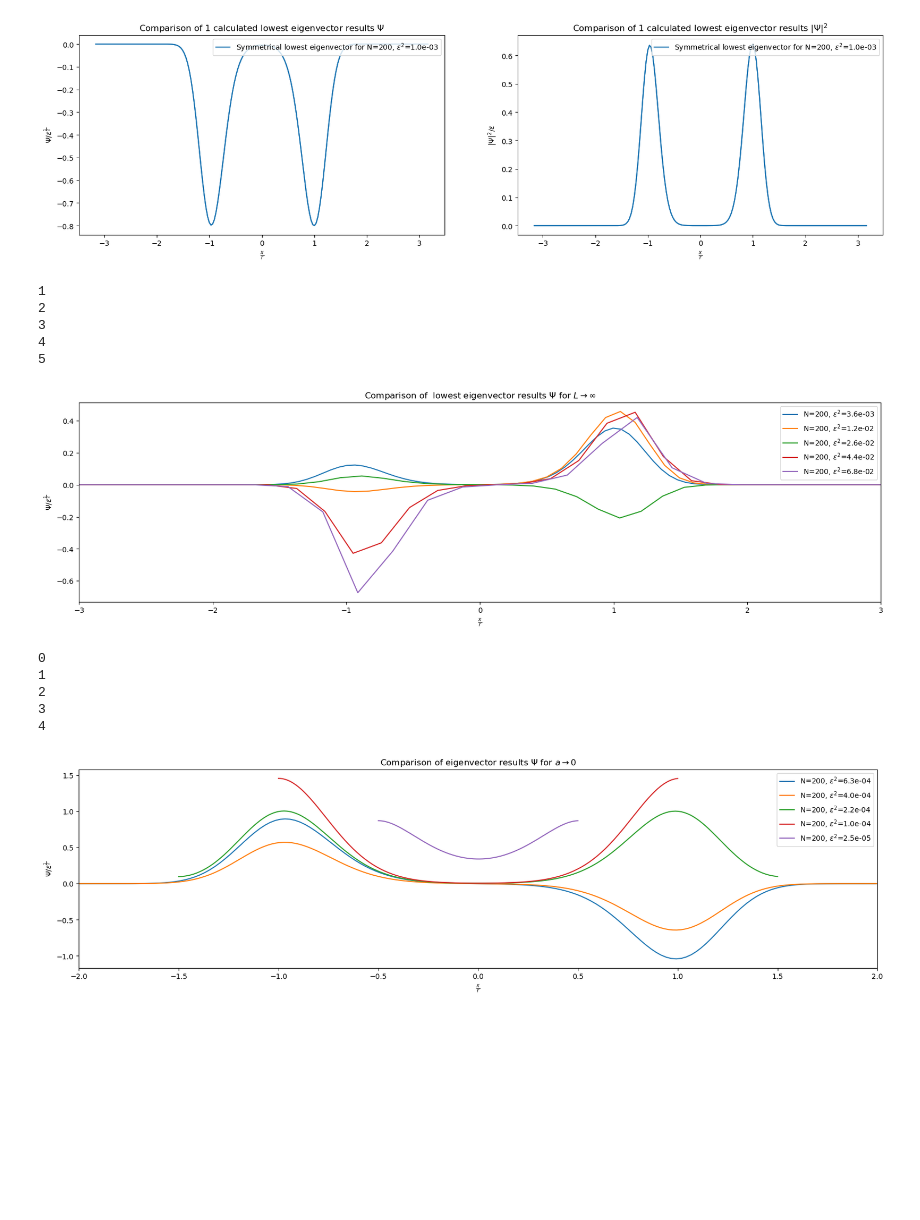
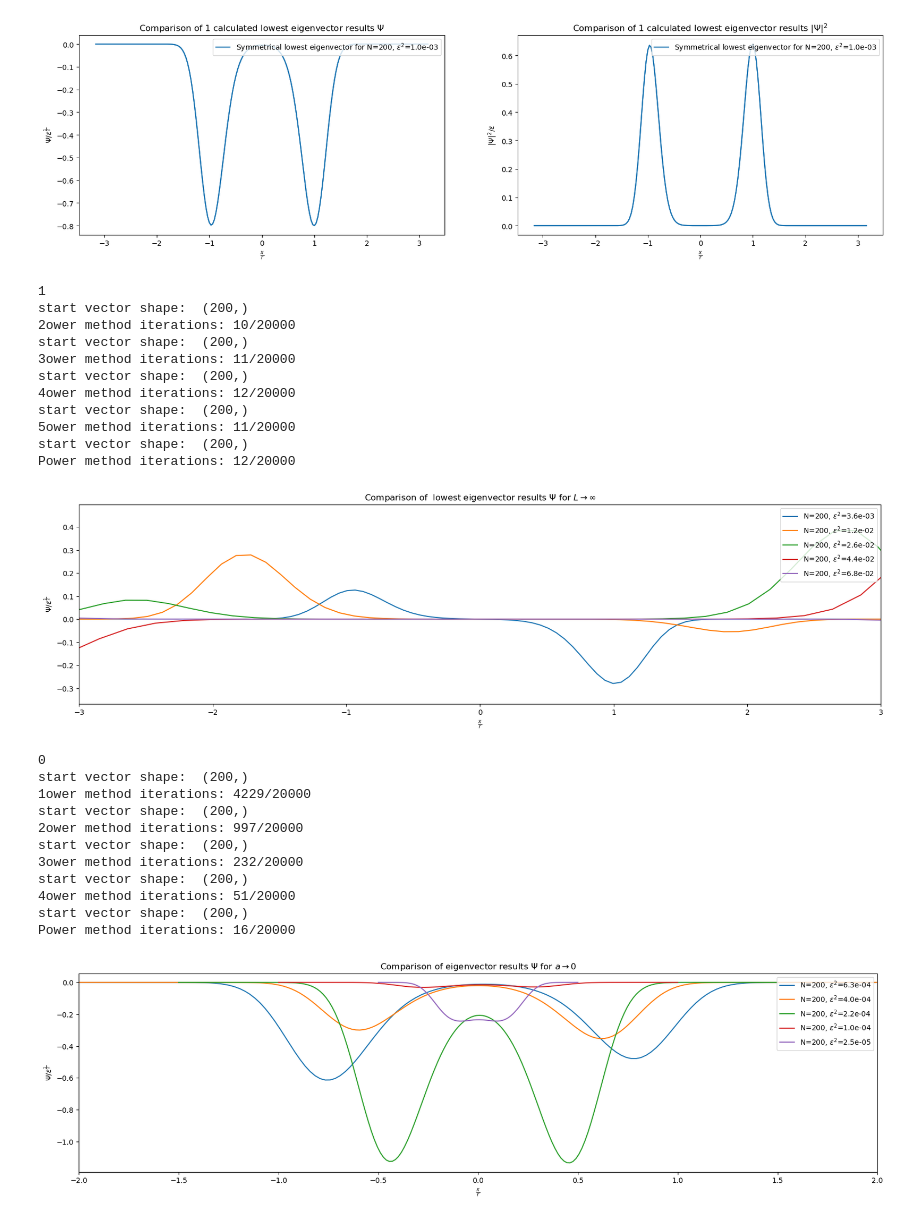
Before and after one commit to Quanta-Dan/comp_phys, a Jupyter notebook: ground_state.ipynb, the cells around one changed output. Cells and saved outputs as stored; diff of their text form; code cells hidden in the pictures; blank space fills up the shorter version.

```diff
--- a/ground_state.ipynb
+++ b/ground_state.ipynb
@@ -184,7 +186,7 @@ mu = input_param["mu"].iloc[0]
 functions.N = N
 functions.D = D
 functions.mu = mu
-
+functions.potential_array = potential_array_calculator()
 
 #calculate lowest eigenvalue and eigenvector
 lowest_EigVector_list = []
@@ -202,10 +204,16 @@ for i in range(1,6):
     lowest_EigVector_list.append(lowest_EigVector)
 # %% [output]
 1
-2
-3
-4
-5
+start vector shape:  (200,)
+2ower method iterations: 10/20000
+start vector shape:  (200,)
+3ower method iterations: 11/20000
+start vector shape:  (200,)
+4ower method iterations: 12/20000
+start vector shape:  (200,)
+5ower method iterations: 11/20000
+start vector shape:  (200,)
+Power method iterations: 12/20000
 # %%
 #plot results
 import numpy as np
@@ -245,7 +253,7 @@ ax1.legend(loc='upper right')
 #ax2.legend(loc='upper right')
 plt.show()
 # %% [output]
-[figure, old version]
+[figure, new version]
 # %%
 #Extrapolation to a->0
 
@@ -294,7 +302,7 @@ functions.D = D
 functions.mu = mu
 functions.epsilon = np.sqrt(epsilon_2)
 functions.epsilon_2 = epsilon_2
-
+functions.potential_array = potential_array_calculator()
 #Extrapolate for decreasing a for fixed N
 lowest_EigVector_list = []
 for i in range(0,5):
@@ -308,44 +316,50 @@ for i in range(0,5):
     lowest_EigVector_list.append(lowest_EigVector)
 # %% [output]
 0
-1
-2
-3
-4
+start vector shape:  (200,)
+1ower method iterations: 4229/20000
+start vector shape:  (200,)
+2ower method iterations: 997/20000
+start vector shape:  (200,)
+3ower method iterations: 232/20000
+start vector shape:  (200,)
+4ower method iterations: 51/20000
+start vector shape:  (200,)
+Power method iterations: 16/20000
 # %%
 #plot results
 import numpy as np
 import pandas as pd
 import matplotlib.pyplot as plt
 import functions
 from functions import *
 
 
 
 fig, (ax1) = plt.subplots(1, 1, figsize=(20, 5))
 legend1 = ax1.get_legend()
-legend2 = ax2.get_legend()
+#legend2 = ax2.get_legend()
 ax1.set_title(fr'Comparison of eigenvector results $\Psi$ for $a \rightarrow 0$')
 
 ax1.set_xlabel(r"$\frac{x}{r}$")
 
 ax1.set_ylabel(r"$\Psi/ \varepsilon^{\frac{1}{2}}$")
 
 for i in range(len(lowest_EigVector_list)):
     L_over_r = 5-1*i
     epsilon = L_over_r/N
     epsilon_2 = epsilon**2
     x_axis = np.linspace(-N/2,N/2,N)
     x_axis= x_axis*epsilon
     ax1.plot(x_axis,lowest_EigVector_list[i].real/epsilon**(0.5), label = fr'N={N}, $\epsilon^{2}$={epsilon_2:.1e}')
     #plt.axvline(x=x_expected, color='red', linestyle='-', label='Expectation Position')
 ax1.set_xlim(-2,2)
 
 ax1.legend(loc='upper right')
-ax2.legend(loc='upper right')
+# ax2.legend(loc='upper right')
 plt.show()
 # %% [output]
-[figure, old version]
+[figure, new version]
 # %%
 import functions
 from functions import *
```
Also changed, not shown: parts of 4 cells of this notebook, 56 other files.
